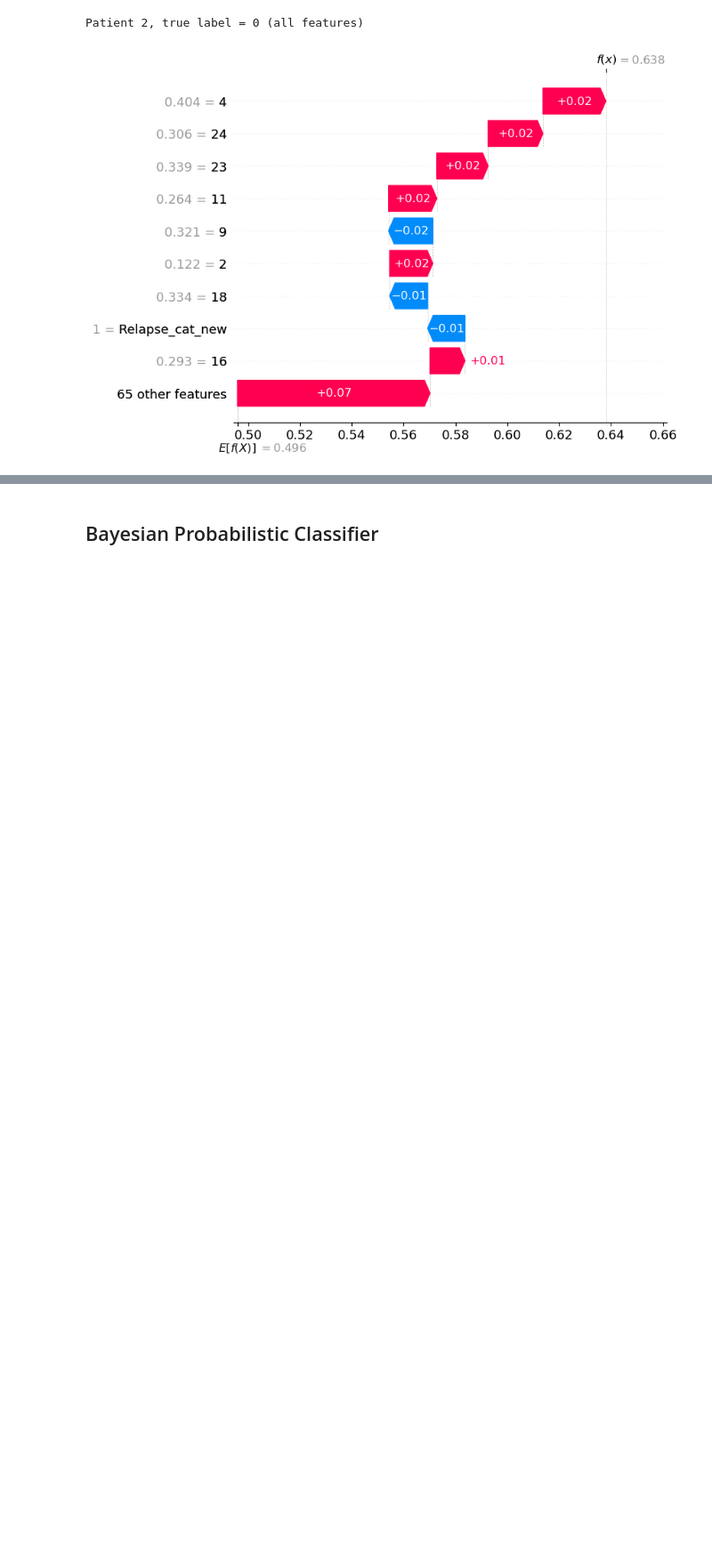
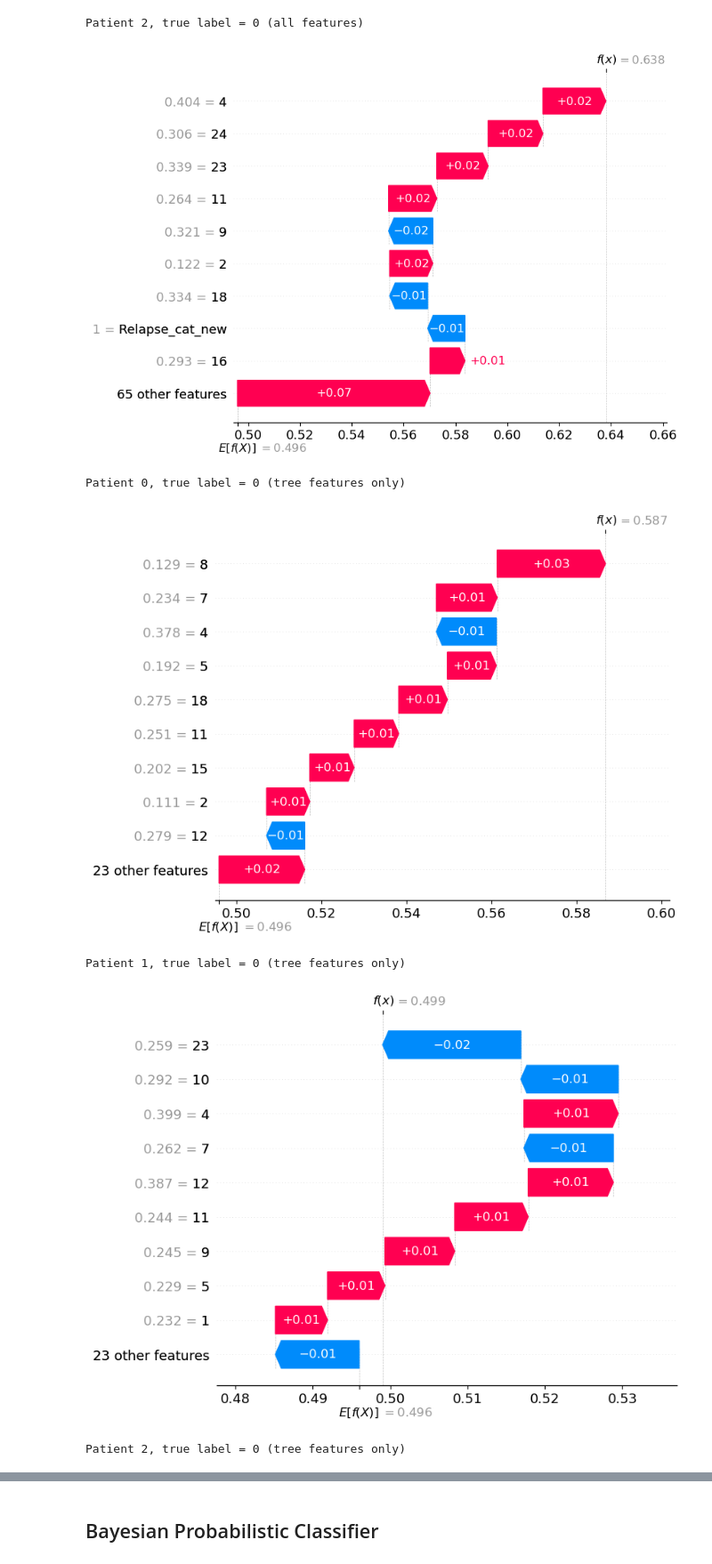
Before and after one commit to szinja/cell-translation, a Jupyter notebook: random_forest_predictions.ipynb, the cells around one changed output, grey strips where cells are left out. Shown at 89% size. Cells and saved outputs as stored; diff of their text form; code cells hidden in the pictures; blank space fills up the shorter version.

Commit message:
Update random_forest_predictions.ipynb
Added patient examples for tree embedding features.

```diff
--- a/random_forest_predictions.ipynb
+++ b/random_forest_predictions.ipynb
@@ -406,3 +406,35 @@ Patient 1, true label = 0 (all features)
 [figure]
 Patient 2, true label = 0 (all features)
 [figure]
+# %%
+# Get only tree feature columns
+tree_features = tree_cols
+tree_indices = [X_test.columns.get_loc(f) for f in tree_features]
+
+# Plot waterfall for first 3 patients
+for idx in range(3):
+    sample = X_test[tree_features].iloc[idx]   # only tree features
+    true_label = y_test[idx]                   # works if numpy or Series
+
+    # Extract SHAP values for tree features
+    values_tree = shap_values[idx][tree_indices]
+
+    # For binary classifier: pick base value for class 1
+    base_val = explainer.expected_value if isinstance(explainer.expected_value, float) else explainer.expected_value[1]
+
+    print(f"Patient {idx}, true label = {true_label} (tree features only)")
+
+    shap_exp_patient = shap.Explanation(
+        values=values_tree,
+        base_values=base_val,
+        data=sample.values,
+        feature_names=tree_features
+    )
+
+    shap.plots.waterfall(shap_exp_patient)
+# %% [output]
+Patient 0, true label = 0 (tree features only)
+[figure, added]
+Patient 1, true label = 0 (tree features only)
+[figure, added]
+Patient 2, true label = 0 (tree features only)
```
Also changed, not shown: parts of 2 cells of this notebook.
